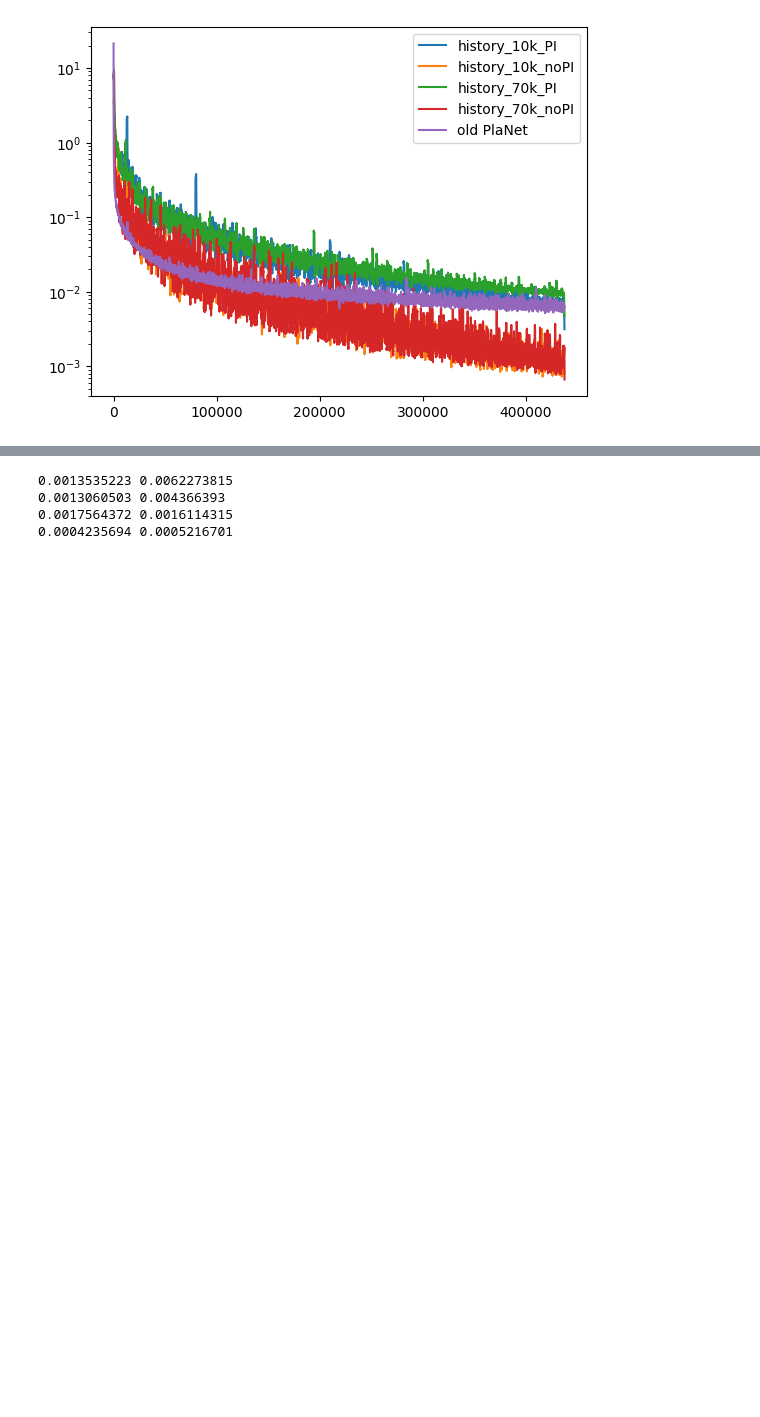
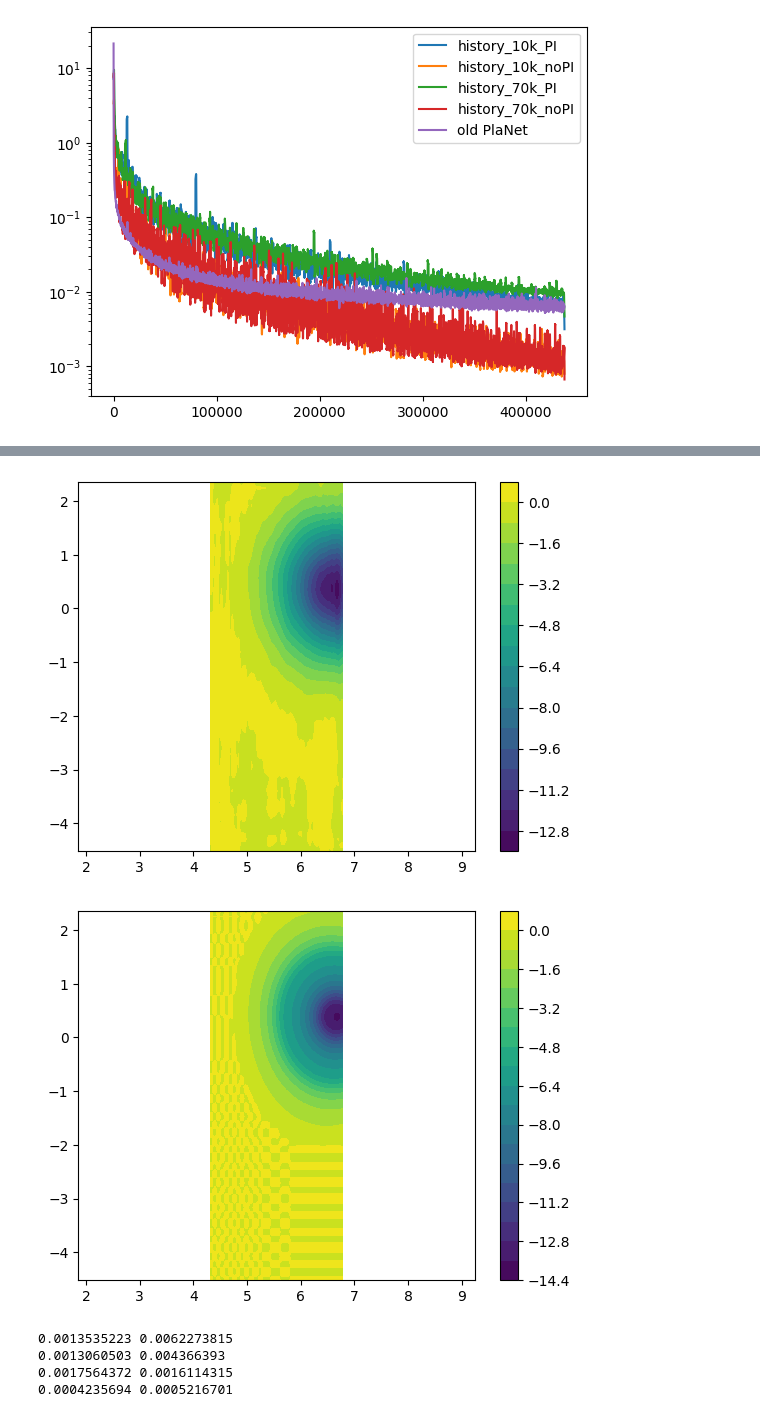
Before and after one commit to matteobonotto/PlaNet_Equil_reconstruction, a Jupyter notebook: notebooks/check_results.ipynb, the cells around one changed output, grey strips where cells are left out. Saved outputs shown, nothing was run; the diff lists cells and outputs as text; code cells hidden in the pictures; blank space fills up the shorter version.

```diff
--- a/notebooks/check_results.ipynb
+++ b/notebooks/check_results.ipynb
@@ -13,6 +13,23 @@ from src.eval.evaluate import Evaluator
 from src.utils import ParseArgs, get_configs, load_data, init_model
 
 from src.train.utils_train import gauss_kernel, fun_GSoperator_NN_conv_smooth_batch_adaptive
+# %%
+def fun_contourf_sol(z,RR,ZZ):
+    plt.figure()
+    plt.contourf(RR, ZZ, z, 20)
+    plt.axis('equal')
+    plt.colorbar()
+    plt.show()
+    return
+
+
+def fun_contour_sol(z,RR,ZZ):
+    plt.figure()
+    plt.contour(RR, ZZ, z, 20)
+    plt.axis('equal')
+    plt.colorbar()
+    plt.show()
+    return
 # %%
 with open('../trained_models/PlaNet_10ksample_physics_informed/history.pkl', 'rb') as f:
     history_10k_PI = pickle.load(f)
@@ -115,3 +224,24 @@ InvalidArgumentError: {{function_node __wrapped__Transpose_device_/job:localhost
+# %%
+config, history, model, train_ds, test_ds = load_result(paths[2])
+
+x_ds, y_ds, RHS_in_ds, RR_ds, ZZ_ds, L_ker_ds, Df_ker_ds  = next(iter(train_ds))
+
+# MSE on poloidal flux
+pred = model([x_ds,RR_ds,ZZ_ds])
+
+GS_ope_ds = fun_GSoperator_NN_conv_smooth_batch_adaptive(
+    pred,
+    L_ker_ds,
+    Df_ker_ds,
+    gauss_kernel(config['train']['Gauss_filt_dim']),
+    RR_ds,
+    ZZ_ds)
+# %%
+fun_contourf_sol(GS_ope_ds[0,...],RR_ds[0,1:-1,1:-1],ZZ_ds[0,1:-1,1:-1])
+fun_contourf_sol(RHS_in_ds[0,...],RR_ds[0,1:-1,1:-1],ZZ_ds[0,1:-1,1:-1])
+# %% [output]
+[figure, added]
+[figure, added]
 # %%
 [print(x.mean(), x.std()) for x in mse_flux]
 res = np.zeros((4,2))
```
Also changed, not shown: parts of 3 cells of this notebook, 5 other files.
